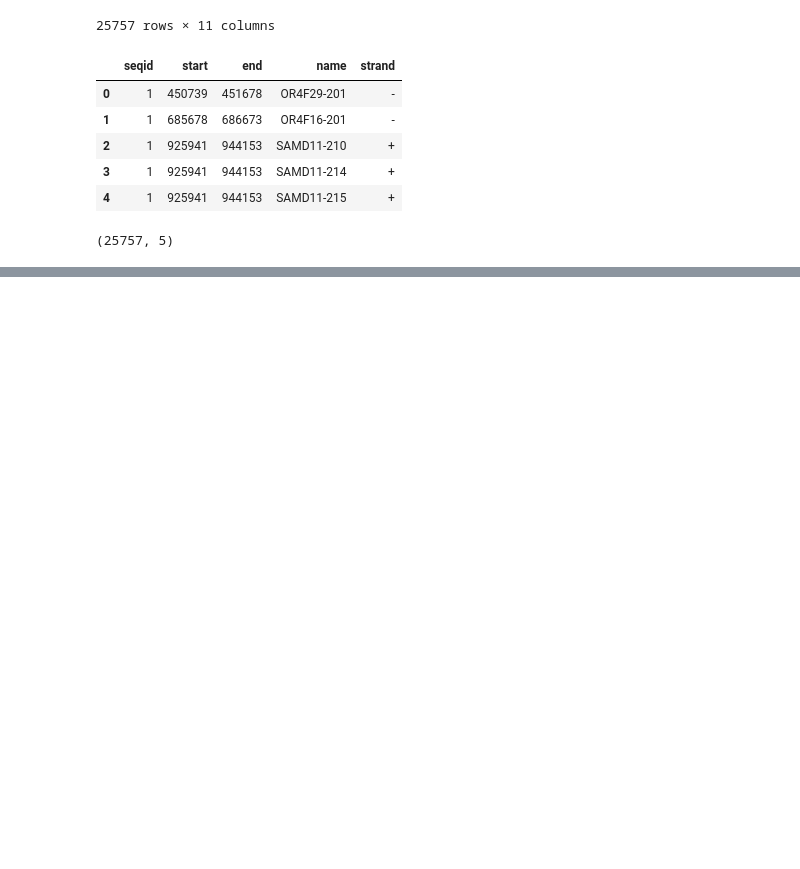
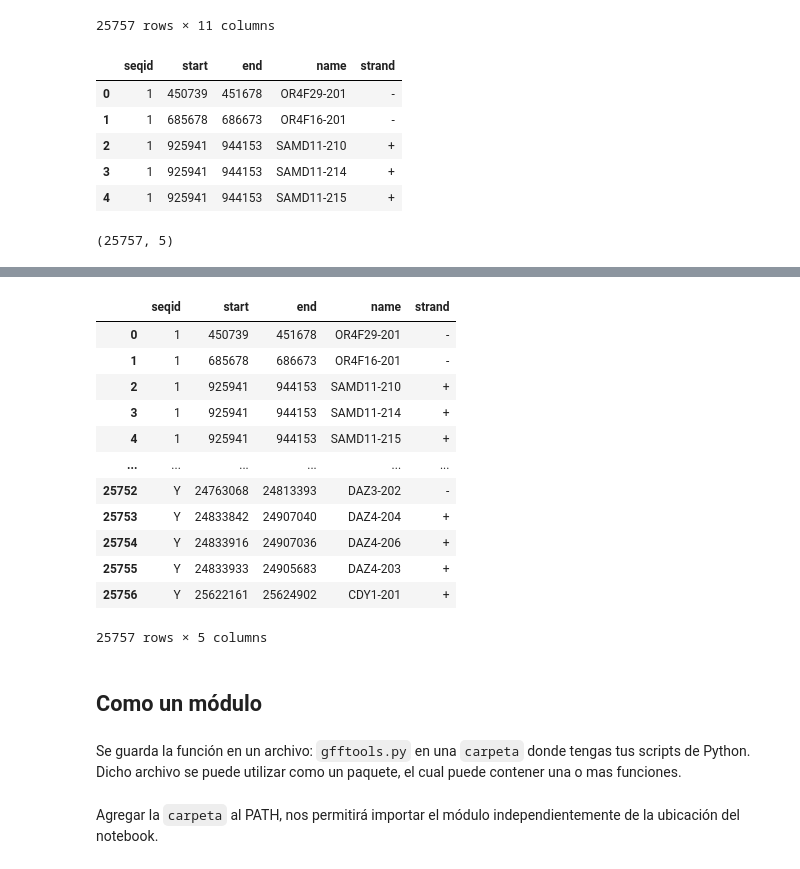
Before and after one commit to ATGenomics/wbdsla, a Jupyter notebook: WBDSLA.ipynb, the cells around one changed output, grey strips where cells are left out. Drawn from its saved outputs; the diff is of its cells as text; code cells hidden in the pictures; blank space fills up the shorter version.

```diff
--- a/WBDSLA.ipynb
+++ b/WBDSLA.ipynb
@@ -1261,0 +1365,22 @@ transcripts_bed.shape
+# %%
+make_bed(df, 'transcripts')
+# %% [output]
+|  | seqid | start | end | name | strand |
+| 0 | 1 | 450739 | 451678 | OR4F29-201 | - |
+| 1 | 1 | 685678 | 686673 | OR4F16-201 | - |
+| 2 | 1 | 925941 | 944153 | SAMD11-210 | + |
+| 3 | 1 | 925941 | 944153 | SAMD11-214 | + |
+| 4 | 1 | 925941 | 944153 | SAMD11-215 | + |
+| ... | ... | ... | ... | ... | ... |
+| 25752 | Y | 24763068 | 24813393 | DAZ3-202 | - |
+| 25753 | Y | 24833842 | 24907040 | DAZ4-204 | + |
+| 25754 | Y | 24833916 | 24907036 | DAZ4-206 | + |
+| 25755 | Y | 24833933 | 24905683 | DAZ4-203 | + |
+| 25756 | Y | 25622161 | 25624902 | CDY1-201 | + |
+25757 rows × 5 columns
+# %% [markdown]
+## Como un módulo
+# %% [markdown]
+Se guarda la función en un archivo: `gfftools.py` en una `carpeta` donde tengas tus scripts de Python. Dicho archivo se puede utilizar como un paquete, el cual puede contener una o mas funciones.
+# %% [markdown]
+Agregar la `carpeta` al PATH, nos permitirá importar el módulo independientemente de la ubicación del notebook.
```
Also changed, not shown: parts of 75 cells of this notebook.
